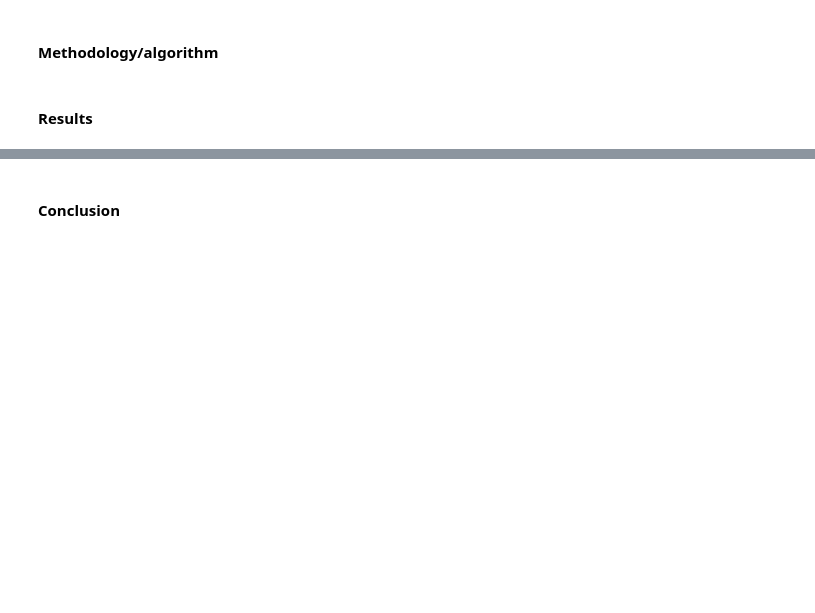
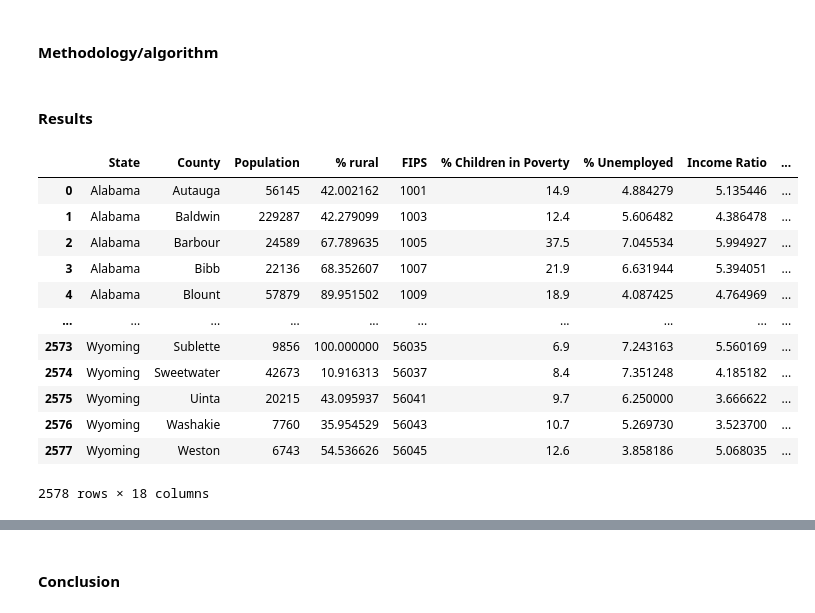
Before and after one commit to amcconaha/APCV361, a Jupyter notebook: Final Project Notebook.ipynb, the cells around one changed output, grey strips where cells are left out. Drawn from its saved outputs; the diff is of its cells as text; code cells hidden in the pictures; blank space fills up the shorter version.

```diff
--- a/Final Project Notebook.ipynb
+++ b/Final Project Notebook.ipynb
@@ -22,0 +49,19 @@ The social economic factors and health outcomes that we have chosen will give us
+# %%
+intcols =['FIPS']
+fcols =['% Children in Poverty','Income Ratio','% Unemployed','% Completed High School','% Some College']
+df = parseCSVData('project.csv', intcols, fcols)
+df
+# %% [output]
+|  | State | County | Population | % rural | FIPS | % Children in Poverty | % Unemployed | Income Ratio | ... |
+| 0 | Alabama | Autauga | 56145 | 42.002162 | 1001 | 14.9 | 4.884279 | 5.135446 | ... |
+| 1 | Alabama | Baldwin | 229287 | 42.279099 | 1003 | 12.4 | 5.606482 | 4.386478 | ... |
+| 2 | Alabama | Barbour | 24589 | 67.789635 | 1005 | 37.5 | 7.045534 | 5.994927 | ... |
+| 3 | Alabama | Bibb | 22136 | 68.352607 | 1007 | 21.9 | 6.631944 | 5.394051 | ... |
+| 4 | Alabama | Blount | 57879 | 89.951502 | 1009 | 18.9 | 4.087425 | 4.764969 | ... |
+| ... | ... | ... | ... | ... | ... | ... | ... | ... | ... |
+| 2573 | Wyoming | Sublette | 9856 | 100.000000 | 56035 | 6.9 | 7.243163 | 5.560169 | ... |
+| 2574 | Wyoming | Sweetwater | 42673 | 10.916313 | 56037 | 8.4 | 7.351248 | 4.185182 | ... |
+| 2575 | Wyoming | Uinta | 20215 | 43.095937 | 56041 | 9.7 | 6.250000 | 3.666622 | ... |
+| 2576 | Wyoming | Washakie | 7760 | 35.954529 | 56043 | 10.7 | 5.269730 | 3.523700 | ... |
+| 2577 | Wyoming | Weston | 6743 | 54.536626 | 56045 | 12.6 | 3.858186 | 5.068035 | ... |
+2578 rows × 18 columns
```
Also changed, not shown: parts of 10 cells of this notebook.
